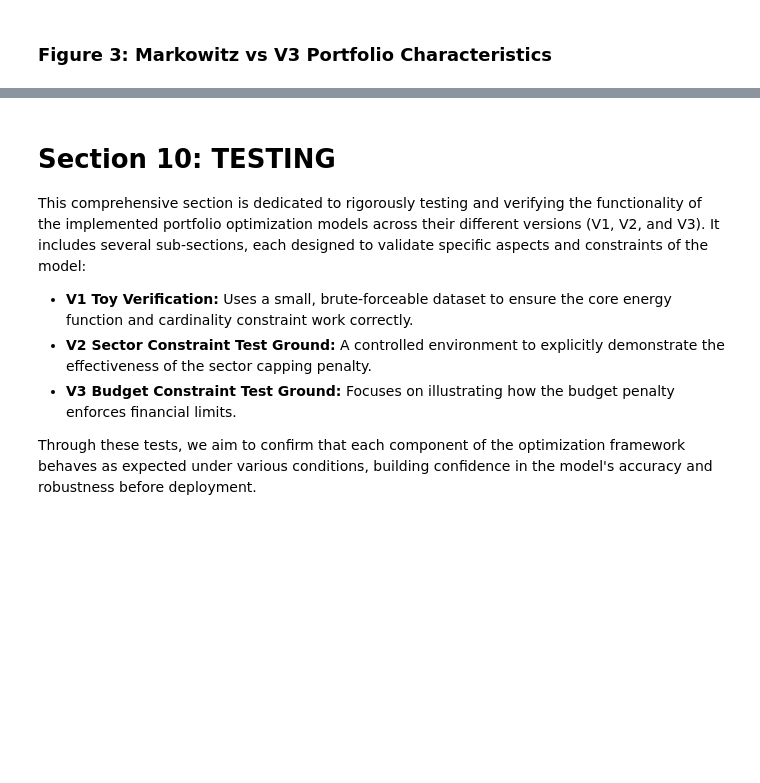
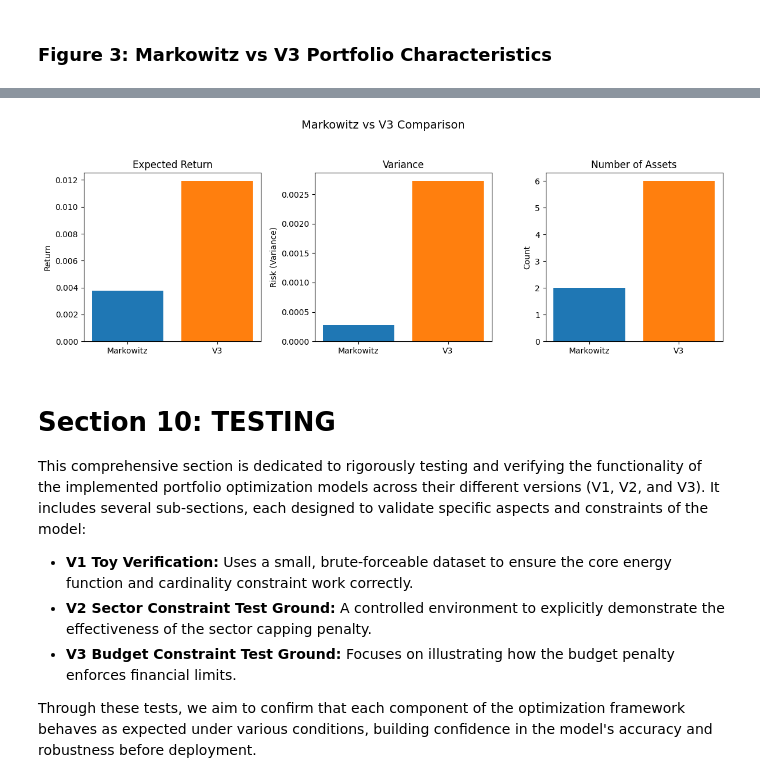
Before and after one commit to ShivanshSrivastava2006/QDTrinity_Stage_2, a Jupyter notebook: Jupyter_Notebook_For_Submission.ipynb, the cells around one changed output, grey strips where cells are left out. Saved outputs shown, nothing was run; the diff lists cells and outputs as text; code cells hidden in the pictures; blank space fills up the shorter version.

```diff
--- a/Jupyter_Notebook_For_Submission.ipynb
+++ b/Jupyter_Notebook_For_Submission.ipynb
@@ -1300,3 +1183,32 @@ plt.show()
+# %%
+# Data
+metrics = ["Expected Return", "Variance", "Number of Assets"]
+markowitz_values = [markowitz_expected_return, markowitz_variance, markowitz_number_of_assets]
+v3_values = [v3_expected_return, v3_variance, v3_number_of_assets]
+
+# Create 1 row, 3 columns of subplots
+fig, axes = plt.subplots(1, 3, figsize=(12, 4))
+
+# Plot Expected Return
+axes[0].bar(["Markowitz", "V3"], [markowitz_values[0], v3_values[0]], color=['#1f77b4', '#ff7f0e'])
+axes[0].set_title("Expected Return")
+axes[0].set_ylabel("Return")
+
+# Plot Variance
+axes[1].bar(["Markowitz", "V3"], [markowitz_values[1], v3_values[1]], color=['#1f77b4', '#ff7f0e'])
+axes[1].set_title("Variance")
+axes[1].set_ylabel("Risk (Variance)")
+
+# Plot Assets
+axes[2].bar(["Markowitz", "V3"], [markowitz_values[2], v3_values[2]], color=['#1f77b4', '#ff7f0e'])
+axes[2].set_title("Number of Assets")
+axes[2].set_ylabel("Count")
+
+plt.suptitle("Markowitz vs V3 Comparison", fontsize=14, y=1.05)
+plt.tight_layout()
+plt.show()
+# %% [output]
+[figure, added]
 # %% [markdown]
 # Section 10: TESTING
 
```
Also changed, not shown: parts of 19 cells of this notebook.
